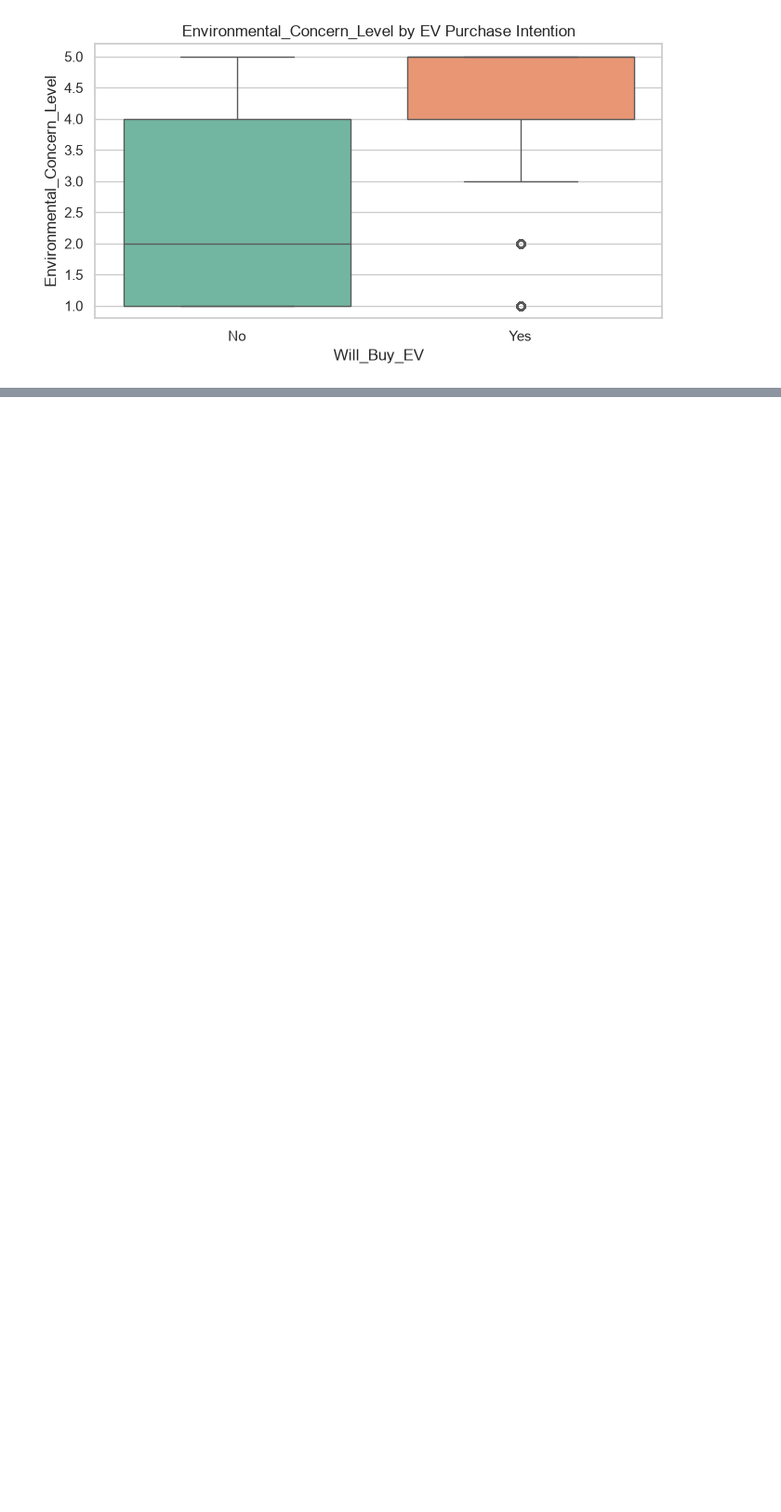
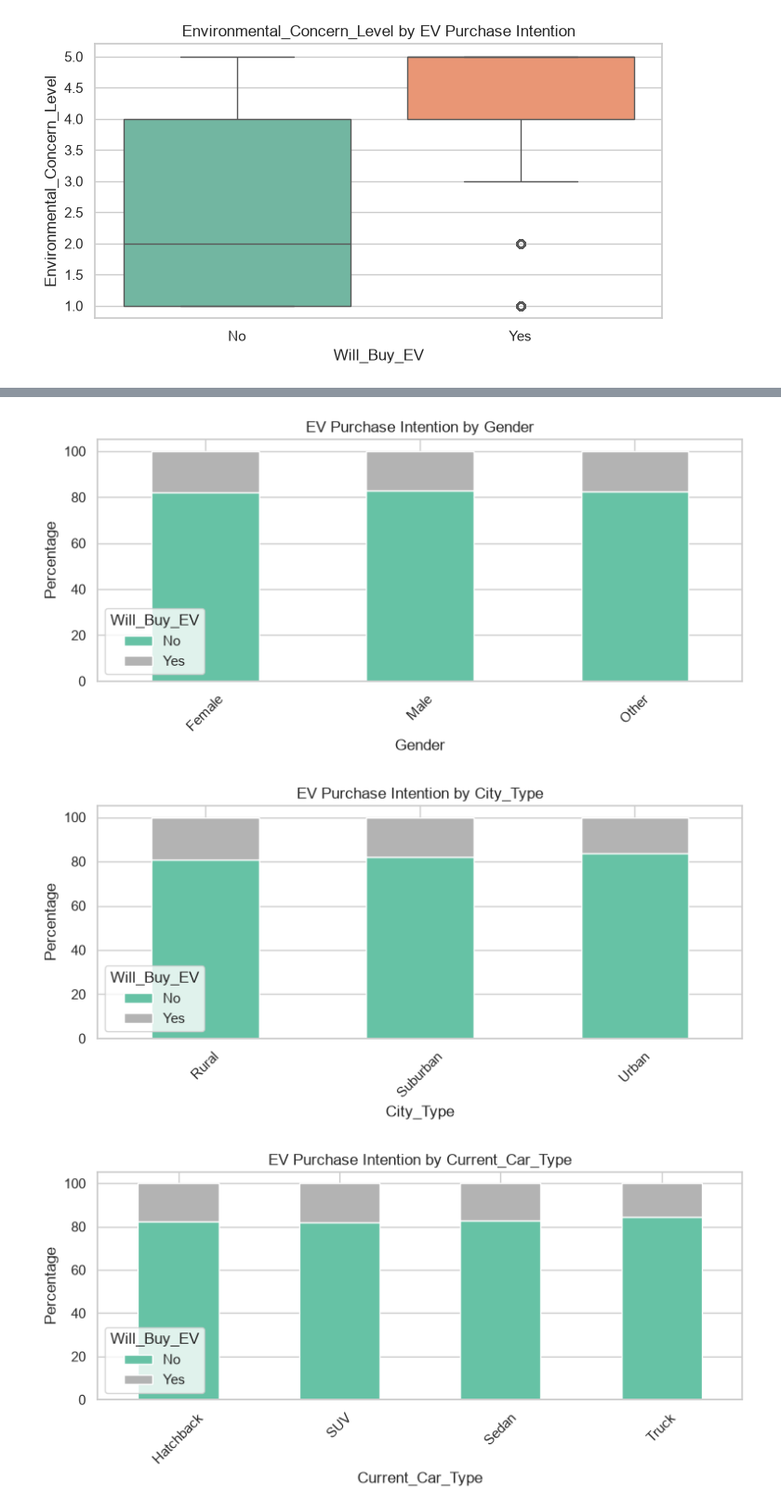
Before and after one commit to Zaine2k/EVPredictor, a Jupyter notebook: exploration/eda.ipynb, the cells around one changed output, grey strips where cells are left out. Shown at 93% size. Cells and saved outputs as stored; diff of their text form; code cells hidden in the pictures; blank space fills up the shorter version.

```diff
--- a/exploration/eda.ipynb
+++ b/exploration/eda.ipynb
@@ -184,0 +260,26 @@ for column in numeric_columns:
+# %%
+for column in categorical_features:
+    comparison = pd.crosstab(
+        train_df[column],
+        train_df[TARGET],
+        normalize="index",
+    ) * 100
+
+    comparison.plot(
+        kind="bar",
+        stacked=True,
+        figsize=(8, 4),
+        colormap="Set2",
+    )
+
+    plt.title(f"EV Purchase Intention by {column}")
+    plt.xlabel(column)
+    plt.ylabel("Percentage")
+    plt.legend(title=TARGET)
+    plt.xticks(rotation=45)
+    plt.tight_layout()
+    plt.show()
+# %% [output]
+[figure, added]
+[figure, added]
+[figure, added]
```
Also changed, not shown: parts of 5 cells of this notebook.
